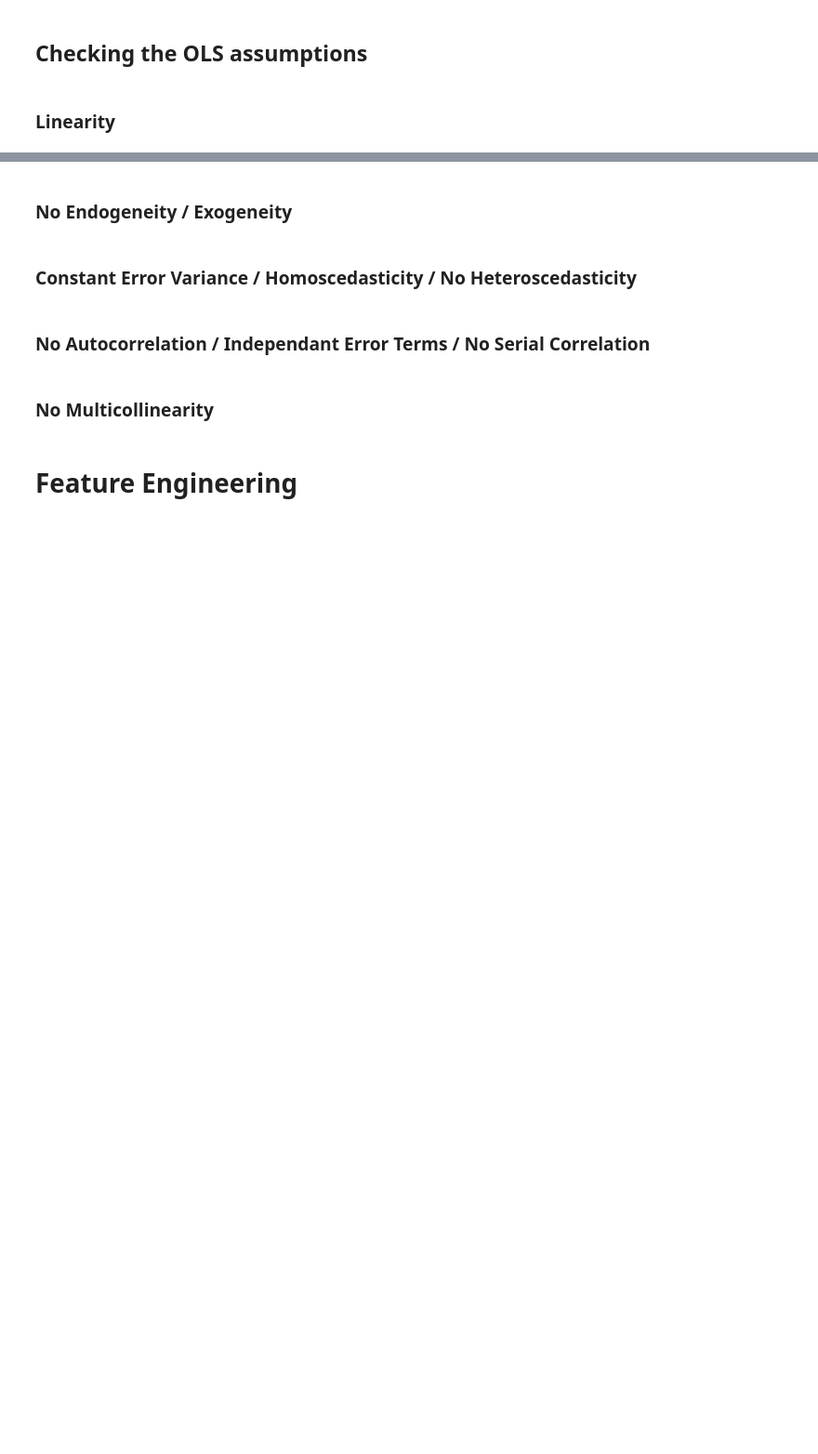
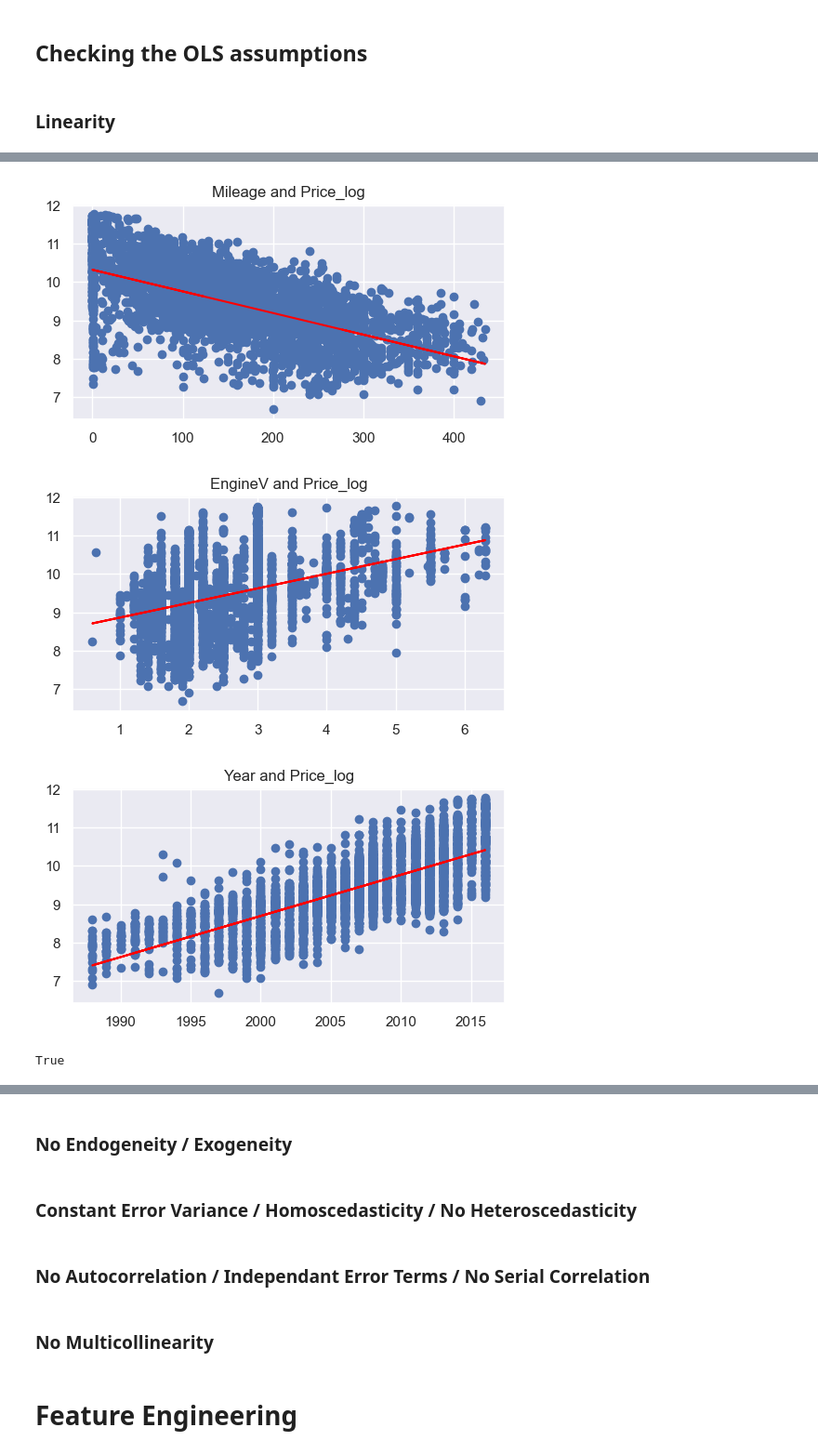
Before and after one commit to aldanajd/Data_Scientist, a Jupyter notebook: Machine Learning/Regression/Cars_price_estimator/Car_price_estimator.ipynb, the cells around one changed output, grey strips where cells are left out. Shown: that part at 93% size. Cells and saved outputs as stored; diff of their text form; code cells hidden in the pictures; blank space fills up the shorter version.

```diff
--- a/Machine Learning/Regression/Cars_price_estimator/Car_price_estimator.ipynb
+++ b/Machine Learning/Regression/Cars_price_estimator/Car_price_estimator.ipynb
@@ -148,3 +290,7 @@ df_encoded.head()
 # %%
-for col in non_boolean_X.columns:
-    fn(df_encoded[col], df_encoded["log_price"])
+for col in X_nonboolean.columns:
+    fn(X[col], price_log)
+# %% [output]
+[figure, added]
+[figure, added]
+[figure, added]
@@ -150,0 +301,4 @@ for col in non_boolean_X.columns:
+# %%
+y is price_log
+# %% [output]
+True
```
Also changed, not shown: parts of 29 cells of this notebook.
